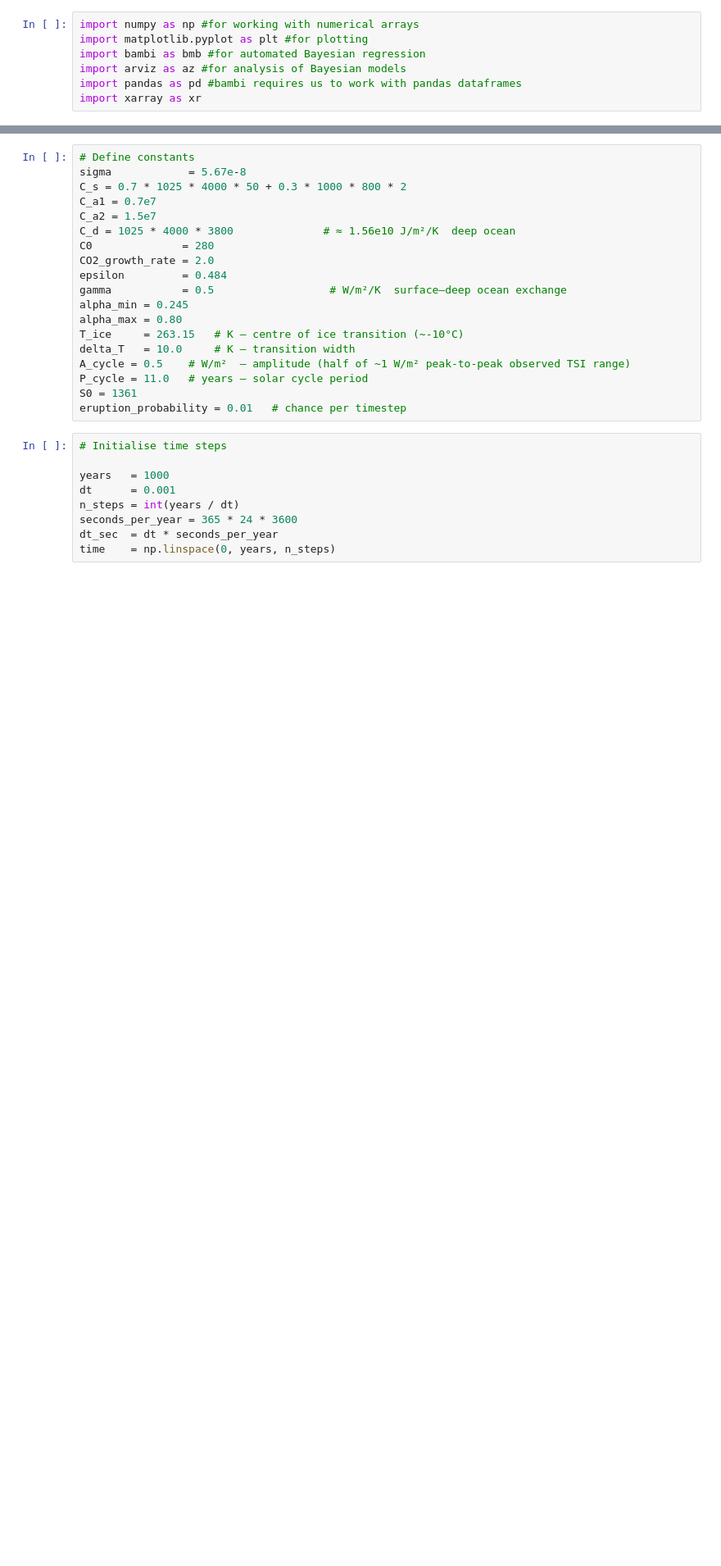
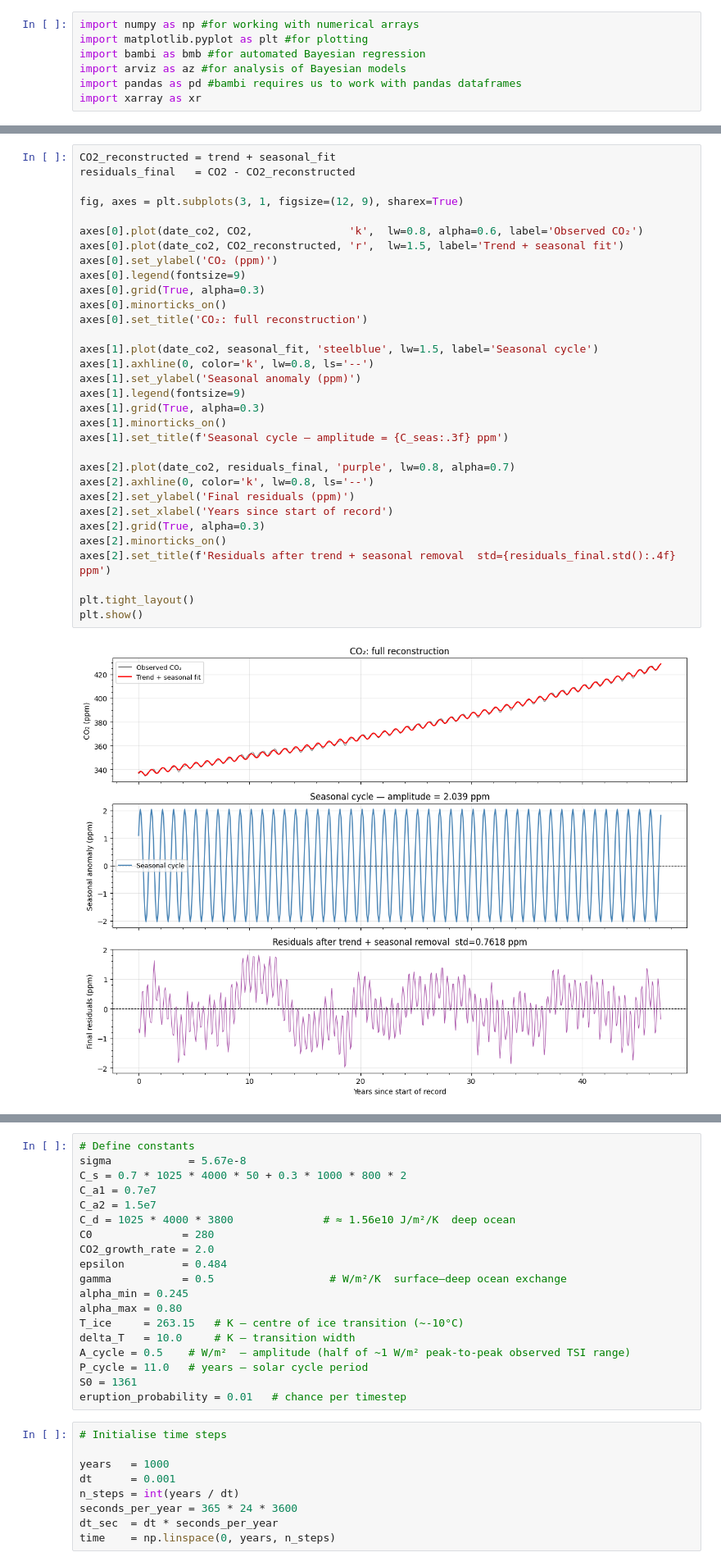
Before and after one commit to LeoFairley123/EMSC2010-Individual-Project, a Jupyter notebook: EMSC2010_Individual_Project_U7488277.ipynb, the cells around one changed output, grey strips where cells are left out. Shown at 82% size. Cells and saved outputs as stored; diff of their text form; blank space fills up the shorter version.

```diff
--- a/EMSC2010_Individual_Project_U7488277.ipynb
+++ b/EMSC2010_Individual_Project_U7488277.ipynb
@@ -475,0 +317,34 @@ print(comparison) #print the result
+# %%
+CO2_reconstructed = trend + seasonal_fit
+residuals_final   = CO2 - CO2_reconstructed
+
+fig, axes = plt.subplots(3, 1, figsize=(12, 9), sharex=True)
+
+axes[0].plot(date_co2, CO2,               'k',  lw=0.8, alpha=0.6, label='Observed CO₂')
+axes[0].plot(date_co2, CO2_reconstructed, 'r',  lw=1.5, label='Trend + seasonal fit')
+axes[0].set_ylabel('CO₂ (ppm)')
+axes[0].legend(fontsize=9)
+axes[0].grid(True, alpha=0.3)
+axes[0].minorticks_on()
+axes[0].set_title('CO₂: full reconstruction')
+
+axes[1].plot(date_co2, seasonal_fit, 'steelblue', lw=1.5, label='Seasonal cycle')
+axes[1].axhline(0, color='k', lw=0.8, ls='--')
+axes[1].set_ylabel('Seasonal anomaly (ppm)')
+axes[1].legend(fontsize=9)
+axes[1].grid(True, alpha=0.3)
+axes[1].minorticks_on()
+axes[1].set_title(f'Seasonal cycle — amplitude = {C_seas:.3f} ppm')
+
+axes[2].plot(date_co2, residuals_final, 'purple', lw=0.8, alpha=0.7)
+axes[2].axhline(0, color='k', lw=0.8, ls='--')
+axes[2].set_ylabel('Final residuals (ppm)')
+axes[2].set_xlabel('Years since start of record')
+axes[2].grid(True, alpha=0.3)
+axes[2].minorticks_on()
+axes[2].set_title(f'Residuals after trend + seasonal removal  std={residuals_final.std():.4f} ppm')
+
+plt.tight_layout()
+plt.show()
+# %% [output]
+[figure, added]
```
Also changed, not shown: parts of 75 cells of this notebook.
